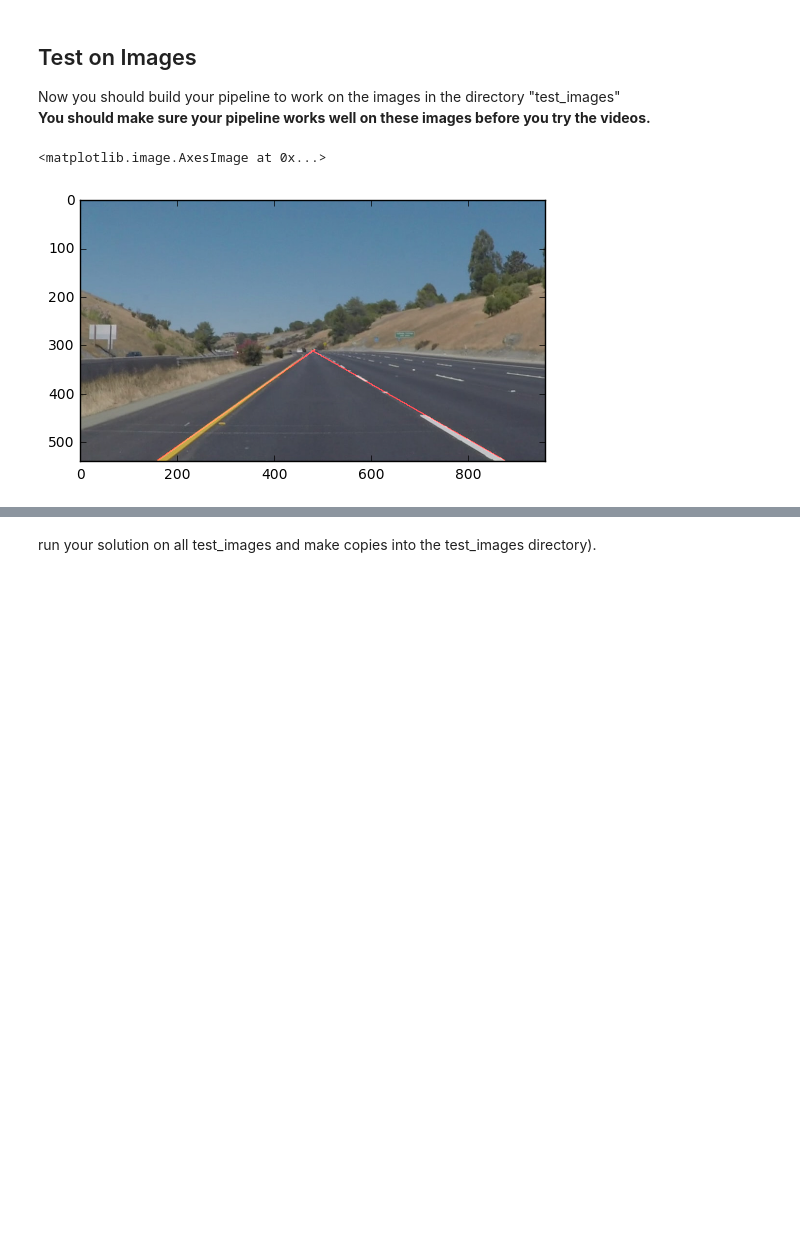
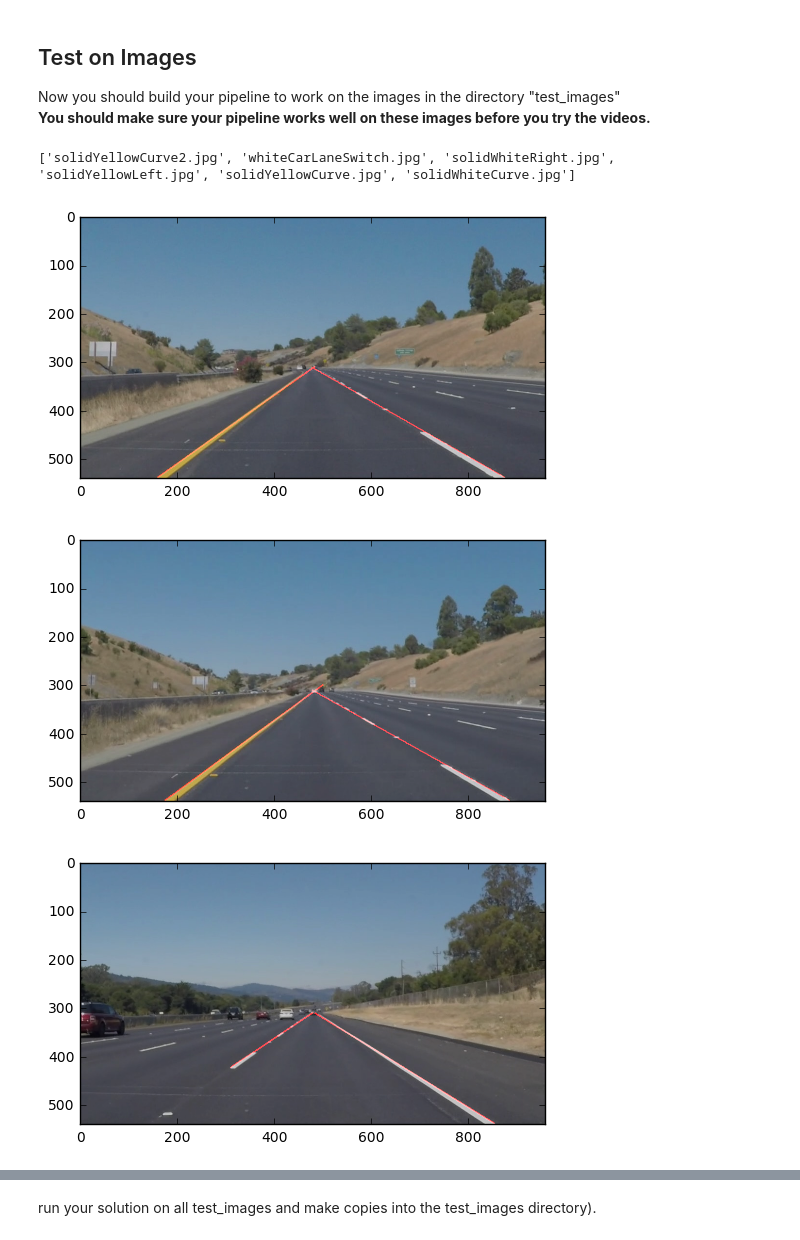
Before and after one commit to sg1705/CarND-LaneLines-P1, a Jupyter notebook: P1.ipynb, the cells around one changed output, grey strips where cells are left out. Cells and saved outputs as stored; diff of their text form; code cells hidden in the pictures; blank space fills up the shorter version.

```diff
--- a/P1.ipynb
+++ b/P1.ipynb
@@ -214,49 +214,60 @@ Now you should build your pipeline to work on the images in the directory "test_
 # %%
 import os
 os.listdir("test_images/")
 
-# Read in and grayscale the image
-# Note: in the previous example we were reading a .jpg
-# Here we read a .png and convert to 0,255 bytescale
-image = (mpimg.imread('test_images/solidYellowCurve2.jpg')*255).astype('uint8')
-gray = grayscale(image)
+def processImage(img):
+    # Read in and grayscale the image
+    # Note: in the previous example we were reading a .jpg
+    # Here we read a .png and convert to 0,255 bytescale
+    image = (img*255).astype('uint8')
+    gray = grayscale(image)
 
-# Define a kernel size and apply Gaussian smoothing
-kernel_size = 5
-blur_gray = gaussian_blur(gray, kernel_size)
+    # Define a kernel size and apply Gaussian smoothing
+    kernel_size = 5
+    blur_gray = gaussian_blur(gray, kernel_size)
 
-# Define our parameters for Canny and apply
-low_threshold = 50
-high_threshold = 150
-edges = canny(blur_gray, low_threshold, high_threshold)
-imshape = image.shape
+    # Define our parameters for Canny and apply
+    low_threshold = 50
+    high_threshold = 150
+    edges = canny(blur_gray, low_threshold, high_threshold)
+    imshape = image.shape
 
-# Next we'll create a masked edges
-vertices = np.array([[(0,imshape[0]),(500, 300), (500, 320), (imshape[1],imshape[0])]], dtype=np.int32)
-masked_edges = region_of_interest(edges, vertices)
+    # Next we'll create a masked edges
+    vertices = np.array([[(0,imshape[0]),(500, 300), (500, 320), (imshape[1],imshape[0])]], dtype=np.int32)
+    masked_edges = region_of_interest(edges, vertices)
 
-# Define the Hough transform parameters
-# Make a blank the same size as our image to draw on
-rho = 2 # distance resolution in pixels of the Hough grid
-theta = np.pi/180 # angular resolution in radians of the Hough grid
-threshold = 25    # minimum number of votes (intersections in Hough grid cell)
-min_line_length = 40 #minimum number of pixels making up a line
-max_line_gap = 20    # maximum gap in pixels between connectable line segments
-line_image = np.copy(image)*0 # creating a blank to draw lines on
+    # Define the Hough transform parameters
+    # Make a blank the same size as our image to draw on
+    rho = 2 # distance resolution in pixels of the Hough grid
+    theta = np.pi/180 # angular resolution in radians of the Hough grid
+    threshold = 25    # minimum number of votes (intersections in Hough grid cell)
+    min_line_length = 40 #minimum number of pixels making up a line
+    max_line_gap = 20    # maximum gap in pixels between connectable line segments
+    line_image = np.copy(image)*0 # creating a blank to draw lines on
 
-# Run Hough on edge detected image
-# Output "lines" is an array containing endpoints of detected line segments
+    # Run Hough on edge detected image
+    # Output "lines" is an array containing endpoints of detected line segments
 
-hough_image = hough_lines(masked_edges, rho, theta, threshold, min_line_length, max_line_gap)
+    hough_image = hough_lines(masked_edges, rho, theta, threshold, min_line_length, max_line_gap)
 
-# Create a "color" binary image to combine with line image
-#color_edges = np.dstack((edges, edges, edges))
+    # Create a "color" binary image to combine with line image
+    #color_edges = np.dstack((edges, edges, edges))
 
-# Draw the lines on the edge image
-lines_edges = weighted_img(hough_image, mpimg.imread('test_images/solidYellowCurve2.jpg'), α=0.8, β=1., λ=0.)
+    # Draw the lines on the edge image
+    lines_edges = weighted_img(hough_image, img, α=0.8, β=1., λ=0.)
 
-#lines_edges = cv2.addWeighted(color_edges, 0.8, line_image, 1, 0)
-plt.imshow(lines_edges)
+    #lines_edges = cv2.addWeighted(color_edges, 0.8, line_image, 1, 0)
+    plt.figure()
+    plt.imshow(lines_edges)
+
+images = os.listdir("test_images/")
+print(images)
+for imagefile in images:
+    #img = mpimg.imread('test_images/solidYellowCurve2.jpg')
+    img = mpimg.imread('test_images/'+imagefile)
+    processImage(img)
 # %% [output]
-<matplotlib.image.AxesImage at 0x...>
+['solidYellowCurve2.jpg', 'whiteCarLaneSwitch.jpg', 'solidWhiteRight.jpg', 'solidYellowLeft.jpg', 'solidYellowCurve.jpg', 'solidWhiteCurve.jpg']
 [figure]
+[figure, added]
+[figure, added]
```
Also changed, not shown: parts of 4 cells of this notebook.
